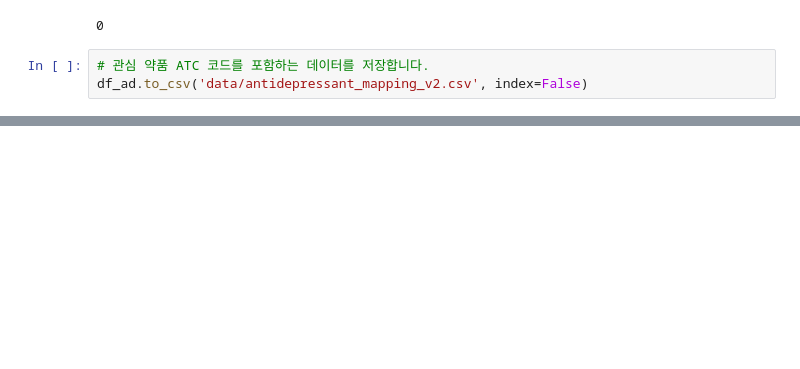
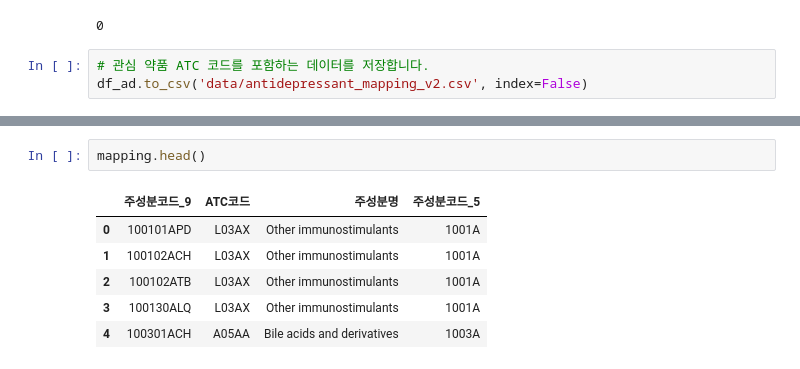
Before and after one commit to YuHan-J-Nam/Drug_Coprescription_Network_Analysis, a Jupyter notebook: 1_create_ATC_mapping.ipynb, the cells around one changed output, grey strips where cells are left out. Cells and saved outputs as stored; diff of their text form; blank space fills up the shorter version.

```diff
--- a/1_create_ATC_mapping.ipynb
+++ b/1_create_ATC_mapping.ipynb
@@ -209,0 +382,9 @@ df_ad.to_csv('data/antidepressant_mapping_v2.csv', index=False)
+# %%
+mapping.head()
+# %% [output]
+|  | 주성분코드_9 | ATC코드 | 주성분명 | 주성분코드_5 |
+| 0 | 100101APD | L03AX | Other immunostimulants | 1001A |
+| 1 | 100102ACH | L03AX | Other immunostimulants | 1001A |
+| 2 | 100102ATB | L03AX | Other immunostimulants | 1001A |
+| 3 | 100130ALQ | L03AX | Other immunostimulants | 1001A |
+| 4 | 100301ACH | A05AA | Bile acids and derivatives | 1003A |
```
Also changed, not shown: parts of 11 cells of this notebook, 2 other files.
